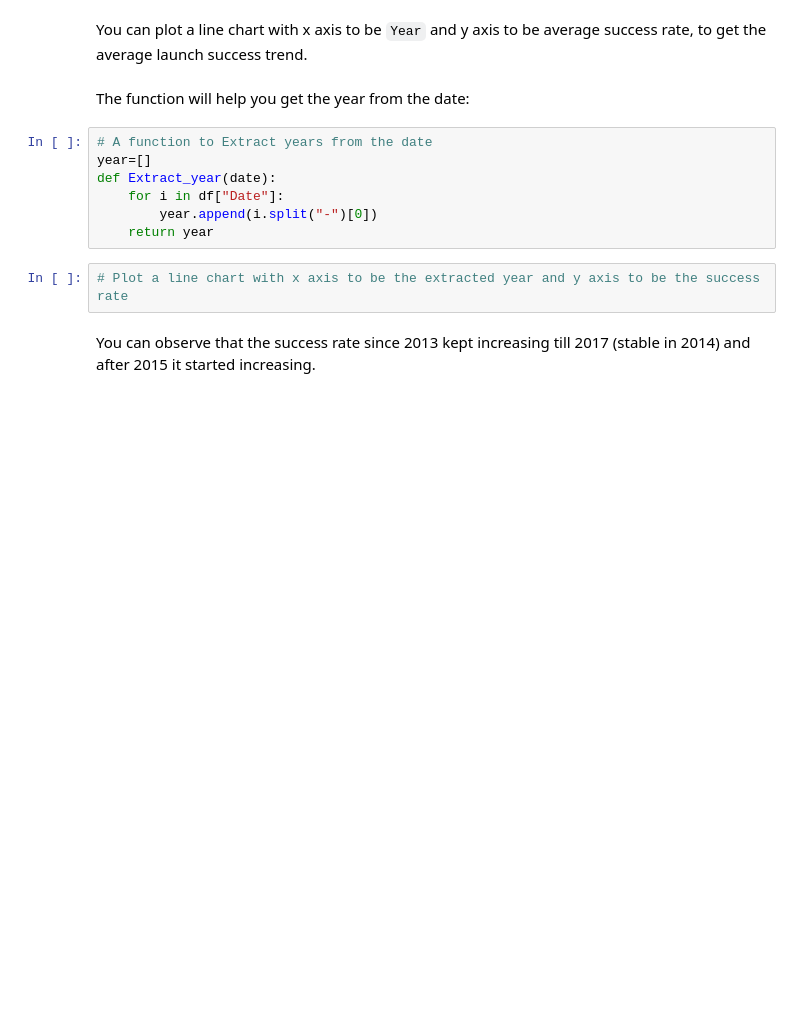
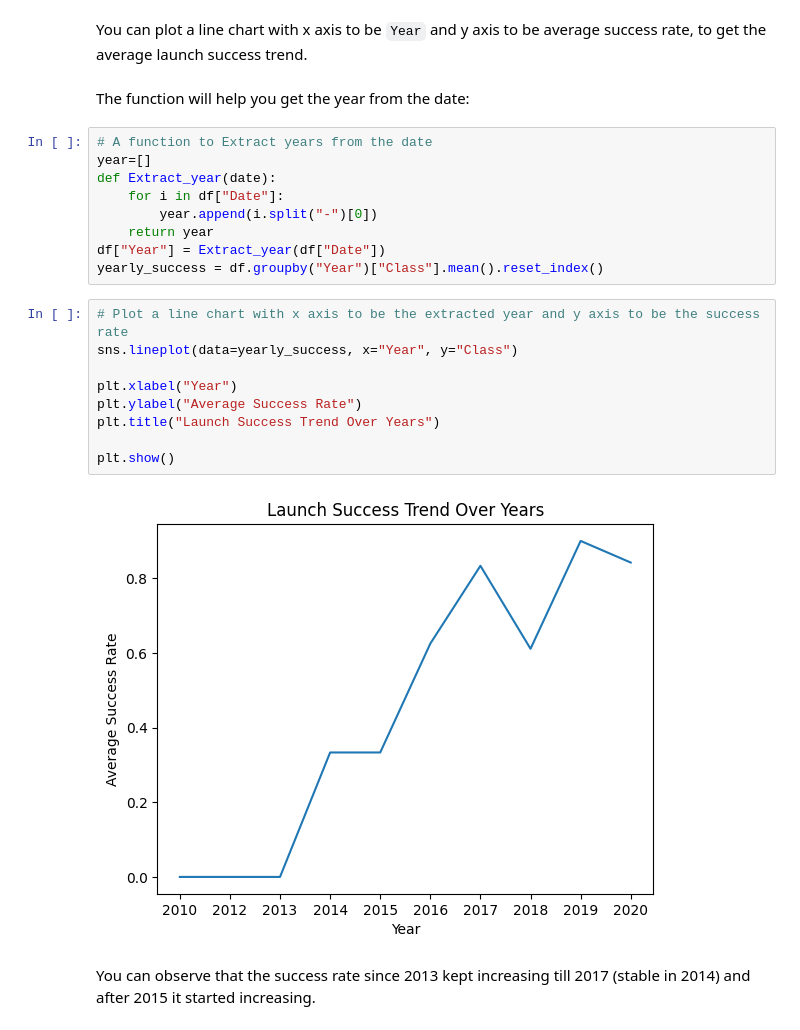
Before and after one commit to shahbajahmad/spacex-falcon9-landing-prediction, a Jupyter notebook: jupyter-labs-eda-dataviz-v2.ipynb, the cells around one changed output. Cells and saved outputs as stored; diff of their text form; blank space fills up the shorter version.

```diff
--- a/jupyter-labs-eda-dataviz-v2.ipynb
+++ b/jupyter-labs-eda-dataviz-v2.ipynb
@@ -172,8 +194,19 @@ def Extract_year(date):
     for i in df["Date"]:
         year.append(i.split("-")[0])
     return year
+df["Year"] = Extract_year(df["Date"])
+yearly_success = df.groupby("Year")["Class"].mean().reset_index()
 # %%
 # Plot a line chart with x axis to be the extracted year and y axis to be the success rate
+sns.lineplot(data=yearly_success, x="Year", y="Class")
+
+plt.xlabel("Year")
+plt.ylabel("Average Success Rate")
+plt.title("Launch Success Trend Over Years")
+
+plt.show()
+# %% [output]
+[figure, added]
 # %% [markdown]
 You can observe that the success rate since 2013 kept increasing till 2017 (stable in 2014) and after 2015 it started increasing.
 # %% [markdown]
```
Also changed, not shown: parts of 4 cells of this notebook, 1 other file.
